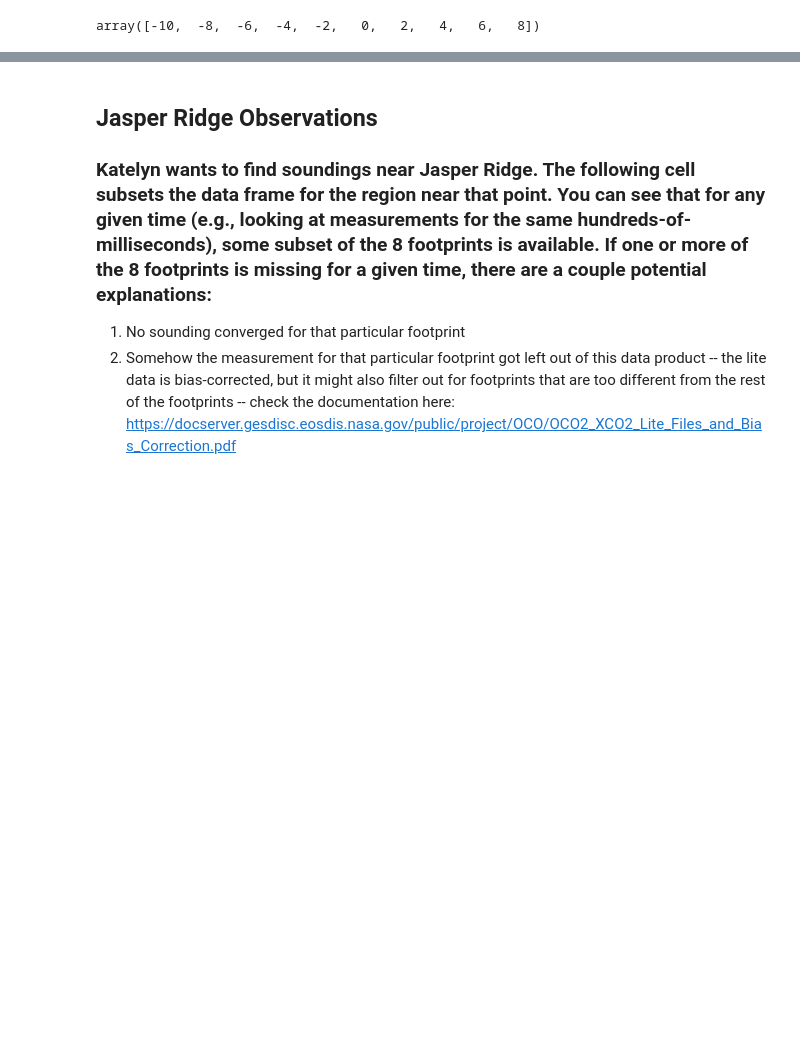
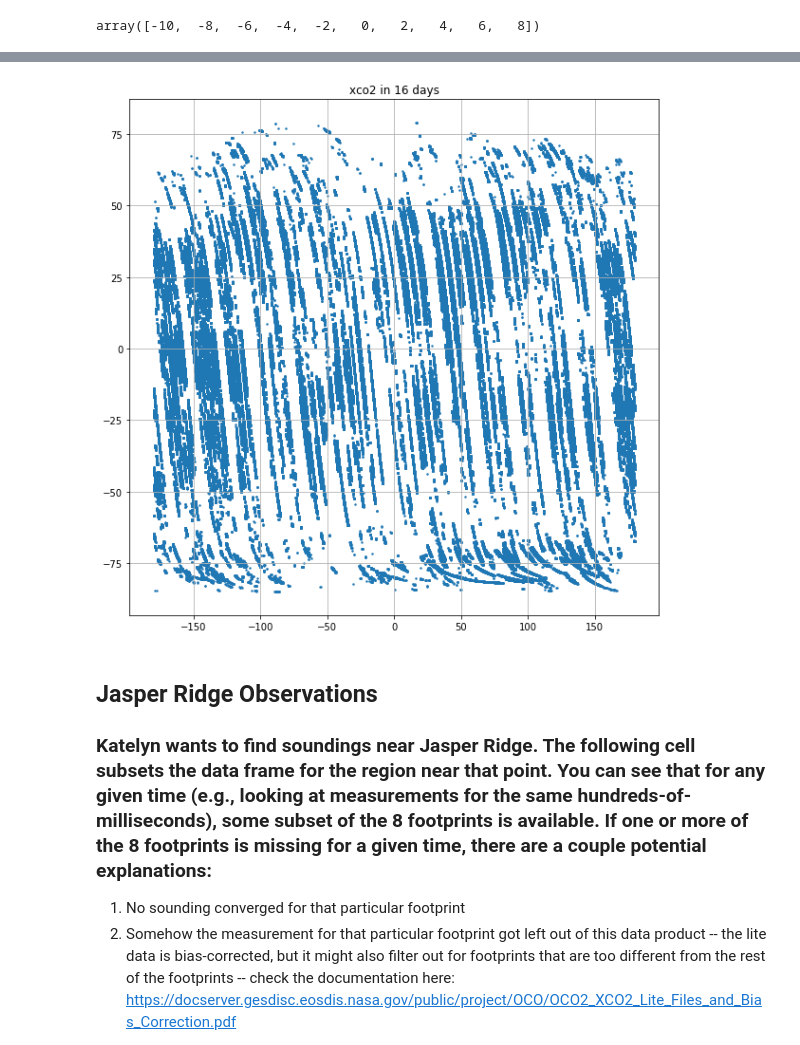
Before and after one commit to swuerth/OCO2-TPW, a Jupyter notebook: OCO_Data_Read.ipynb, the cells around one changed output, grey strips where cells are left out. Drawn from its saved outputs; the diff is of its cells as text; code cells hidden in the pictures; blank space fills up the shorter version.

```diff
--- a/OCO_Data_Read.ipynb
+++ b/OCO_Data_Read.ipynb
@@ -263,3 +263,31 @@ for duration_days in D:
+# %%
+D = [1, 2, 4, 8, 16]
+for duration_days in D:
+    plt.clf()
+    #duration_days = 10
+
+    start_date = datetime.datetime(2017,10,1)
+    end_date = start_date + datetime.timedelta(days=duration_days)
+    partial_df = df[(df['datetime']>= start_date) & (df['datetime']<end_date)]
+
+
+    # Major ticks every 20, minor ticks every 5
+    #yticks = np.arange(-10, 10, 2)
+    #xticks = np.arange(-170, -150, 2)
+
+    plt.scatter(partial_df.lon, partial_df.lat, 2)
+    plt.grid(True)
+    #plt.xlim([-170, -150])
+    #plt.ylim([-10,10])
+    #plt.gca().set_xticks(xticks)
+    #plt.gca().set_yticks(yticks)
+    plt.title('xco2 in ' + str(duration_days) + ' days')
+    plt.gcf().set_size_inches(10,10)
+
+    name_to_save = '/Users/stephanie/projects/OCO2-TPW/count_maps/'+'obs_in_' + str(duration_days) + '_days_Global.png'
+    plt.savefig(name_to_save)
+# %% [output]
+[figure, added]
 # %% [markdown]
 ## Jasper Ridge Observations
 
```
Also changed, not shown: parts of 1 cell of this notebook, 14 other files.
